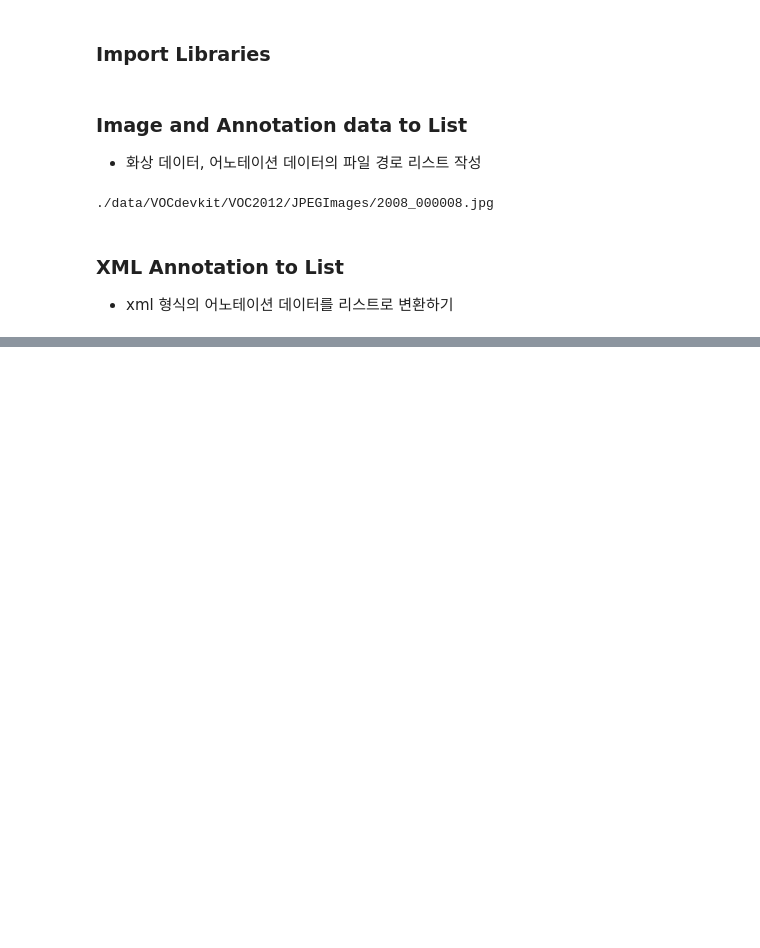
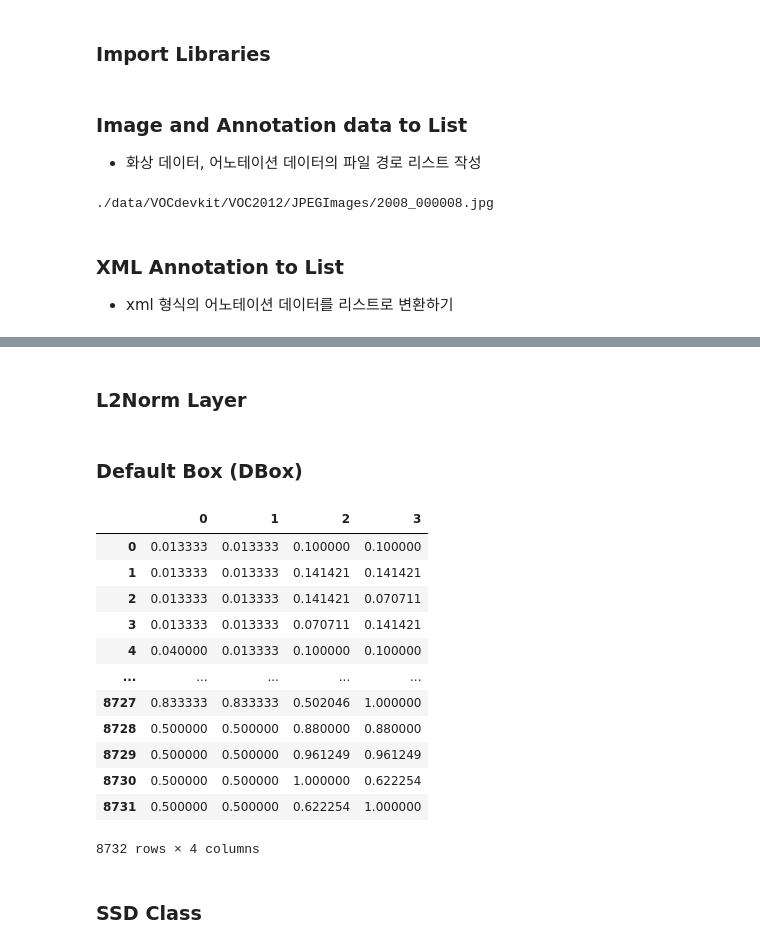
Before and after one commit to jhlee508/pytorch-advanced, a Jupyter notebook: chapter2_object_detection_ssd.ipynb, the cells around one changed output, grey strips where cells are left out. Cells and saved outputs as stored; diff of their text form; code cells hidden in the pictures; blank space fills up the shorter version.

```diff
--- a/chapter2_object_detection_ssd.ipynb
+++ b/chapter2_object_detection_ssd.ipynb
@@ -295,0 +722,2 @@ transform_anno(val_anno_list[ind], width, height)
+# %% [markdown]
+### L2Norm Layer
@@ -295,0 +756,2 @@ transform_anno(val_anno_list[ind], width, height)
+# %% [markdown]
+### Default Box (DBox)
@@ -295,0 +816,37 @@ transform_anno(val_anno_list[ind], width, height)
+# %%
+# 동작 확인
+
+# SSD300 설정
+ssd_cfg = {
+    'num_classes': 21,  # 배경 클래스를 포함한 총 클래스 수
+    'input_size': 300,  # 화상의 입력 크기
+    'bbox_aspect_num': [4, 6, 6, 6, 4, 4],  # 출력할 Box 화면비의 종류
+    'feature_maps': [38, 19, 10, 5, 3, 1],  # 각 source의 화상 크기
+    'steps': [8, 16, 32, 64, 100, 300],  # DBOX의 크기를 정한다
+    'min_sizes': [30, 60, 111, 162, 213, 264],  # DBOX의 크기를 정한다
+    'max_sizes': [60, 111, 162, 213, 264, 315],  # DBOX의 크기를 정한다
+    'aspect_ratios': [[2], [2, 3], [2, 3], [2, 3], [2], [2]],
+}
+
+# DBox 작성
+dbox = DBox(ssd_cfg)
+dbox_list = dbox.make_dbox_list()
+
+# DBox 출력을 확인한다
+pd.DataFrame(dbox_list.numpy())
+# %% [output]
+|  | 0 | 1 | 2 | 3 |
+| 0 | 0.013333 | 0.013333 | 0.100000 | 0.100000 |
+| 1 | 0.013333 | 0.013333 | 0.141421 | 0.141421 |
+| 2 | 0.013333 | 0.013333 | 0.141421 | 0.070711 |
+| 3 | 0.013333 | 0.013333 | 0.070711 | 0.141421 |
+| 4 | 0.040000 | 0.013333 | 0.100000 | 0.100000 |
+| ... | ... | ... | ... | ... |
+| 8727 | 0.833333 | 0.833333 | 0.502046 | 1.000000 |
+| 8728 | 0.500000 | 0.500000 | 0.880000 | 0.880000 |
+| 8729 | 0.500000 | 0.500000 | 0.961249 | 0.961249 |
+| 8730 | 0.500000 | 0.500000 | 1.000000 | 0.622254 |
+| 8731 | 0.500000 | 0.500000 | 0.622254 | 1.000000 |
+8732 rows × 4 columns
+# %% [markdown]
+### SSD Class
```
Also changed, not shown: parts of 31 cells of this notebook.
